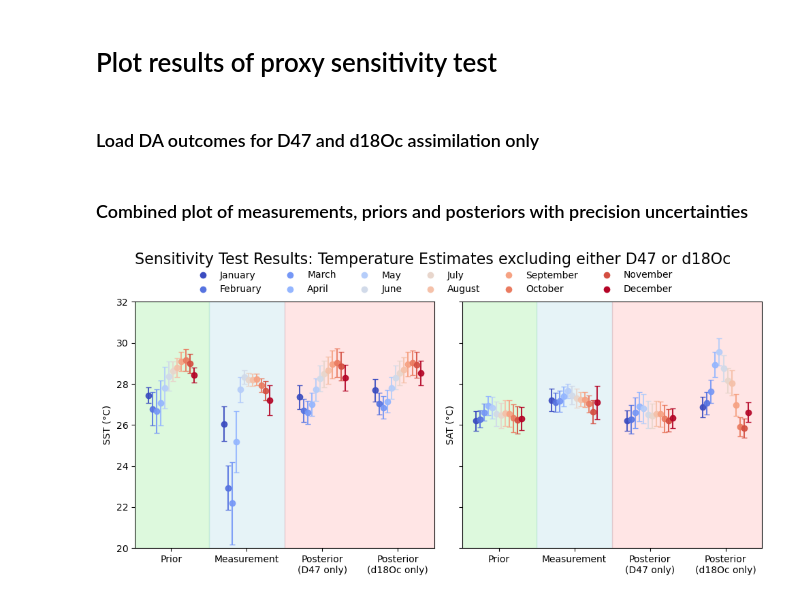
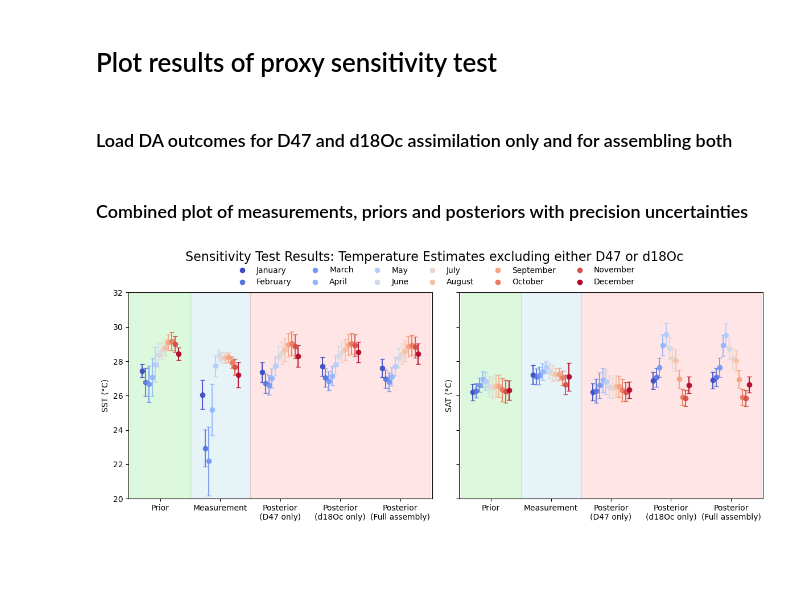
Before and after one commit to nielsjdewinter/SeasonalDA_script, a Jupyter notebook: Seasonal_DA_Modern_Panama_SST_SAT_SSS_precip_D47_d18Oc_only_plot.ipynb, the cells around one changed output. Cells and saved outputs as stored; diff of their text form; code cells hidden in the pictures; blank space fills up the shorter version.

Commit message:
Processed data assimilation leaving out varaibles Produced new plots

```diff
--- a/Seasonal_DA_Modern_Panama_SST_SAT_SSS_precip_D47_d18Oc_only_plot.ipynb
+++ b/Seasonal_DA_Modern_Panama_SST_SAT_SSS_precip_D47_d18Oc_only_plot.ipynb
@@ -8,16 +8,18 @@ import matplotlib.pyplot as plt # The 'matplotlib' package contains tools needed
 from matplotlib.lines import Line2D
 from matplotlib.patches import Rectangle # The 'Rectangle' function is used to add rectangles to our plots
 # %% [markdown]
-### Load DA outcomes for D47 and d18Oc assimilation only
+### Load DA outcomes for D47 and d18Oc assimilation only and for assembling both
 # %%
 D47_only_outcomes = pd.read_csv("Sensitivity_D47_d18Oc_only/D47_only_outcomes.csv")
 d18Oc_only_outcomes = pd.read_csv("Sensitivity_D47_d18Oc_only/d18Oc_only_outcomes.csv")
+full_assembly_outcomes = pd.read_csv("Sensitivity_SSS_SST_measurements_as_priors/Model_priors_outcomes.csv")
 
-# COmbine outcomes
+# Combine outcomes
 Combined_outcomes = pd.concat(
     [
         D47_only_outcomes.assign(source="D47 only"),
         d18Oc_only_outcomes.assign(source="d18Oc only"),
+        full_assembly_outcomes.assign(source="Full assembly")
     ],
     ignore_index=True,
 )
@@ -31,7 +33,9 @@ SST_outcomes = {
     'SST_mu_post_D47_only': D47_only_outcomes["mu_post_SST"],
     'SST_std_post_D47_only': D47_only_outcomes["std_post_SST"],
     'SST_mu_post_d18Oc_only': d18Oc_only_outcomes["mu_post_SST"],
-    'SST_std_post_d18Oc_only': d18Oc_only_outcomes["std_post_SST"]
+    'SST_std_post_d18Oc_only': d18Oc_only_outcomes["std_post_SST"],
+    'SST_mu_post_full_assembly': full_assembly_outcomes["mu_post_SST"],
+    'SST_std_post_full_assembly': full_assembly_outcomes["std_post_SST"]
 }
 
 # Create SAT dataframe for plotting
@@ -43,7 +47,9 @@ SAT_outcomes = {
     'SAT_mu_post_D47_only': D47_only_outcomes["mu_post_SAT"],
     'SAT_std_post_D47_only': D47_only_outcomes["std_post_SAT"],
     'SAT_mu_post_d18Oc_only': d18Oc_only_outcomes["mu_post_SAT"],
-    'SAT_std_post_d18Oc_only': d18Oc_only_outcomes["std_post_SAT"]
+    'SAT_std_post_d18Oc_only': d18Oc_only_outcomes["std_post_SAT"],
+    'SAT_mu_post_full_assembly': full_assembly_outcomes["mu_post_SAT"],
+    'SAT_std_post_full_assembly': full_assembly_outcomes["std_post_SAT"]
 }
 
 # Create the Pandas DataFrames
@@ -52,19 +58,19 @@ SAT_outcomes_df = pd.DataFrame(SAT_outcomes)
 # %% [markdown]
 ### Combined plot of measurements, priors and posteriors with precision uncertainties
 # %%
-fig, (ax1, ax3) = plt.subplots(1, 2, figsize=(10, 5), sharey=True)
+fig, (ax1, ax3) = plt.subplots(1, 2, figsize=(12, 5), sharey=True)
 fig.subplots_adjust(hspace=0.3)
 
 # Columns to plot (mu + corresponding std) and nicer xlabels
-mu_cols_sst = ["SST_mu_prior", "SST_mu_measurement", "SST_mu_post_D47_only", "SST_mu_post_d18Oc_only"]
-std_cols_sst = ["SST_std_prior", "SST_std_measurement", "SST_std_post_D47_only", "SST_std_post_d18Oc_only"]
-mu_cols_sat = ["SAT_mu_prior", "SAT_mu_measurement", "SAT_mu_post_D47_only", "SAT_mu_post_d18Oc_only"]
-std_cols_sat = ["SAT_std_prior", "SAT_std_measurement", "SAT_std_post_D47_only", "SAT_std_post_d18Oc_only"]
+mu_cols_sst = ["SST_mu_prior", "SST_mu_measurement", "SST_mu_post_D47_only", "SST_mu_post_d18Oc_only", "SST_mu_post_full_assembly"]
+std_cols_sst = ["SST_std_prior", "SST_std_measurement", "SST_std_post_D47_only", "SST_std_post_d18Oc_only", "SST_std_post_full_assembly"]
+mu_cols_sat = ["SAT_mu_prior", "SAT_mu_measurement", "SAT_mu_post_D47_only", "SAT_mu_post_d18Oc_only", "SAT_mu_post_full_assembly"]
+std_cols_sat = ["SAT_std_prior", "SAT_std_measurement", "SAT_std_post_D47_only", "SAT_std_post_d18Oc_only", "SAT_std_post_full_assembly"]
 
 # Horizontal axis layout prep
 x = np.arange(len(mu_cols_sst))
 x_offsets = np.linspace(-0.3, 0.3, len(SST_outcomes_df.index))
-xlabels = ["Prior", "Measurement", "Posterior\n(D47 only)", "Posterior\n(d18Oc only)"]
+xlabels = ["Prior", "Measurement", "Posterior\n(D47 only)", "Posterior\n(d18Oc only)", "Posterior\n(Full assembly)"]
 
 # colour map for test cases (rows)
 months = ["January", "February", "March", "April", "May", "June", "July", "August", "September", "October", "November", "December"]
@@ -108,7 +114,7 @@ ax1.add_patch(
 ax1.add_patch(
     Rectangle(
         (1.5, ax1.get_ylim()[0]),  # (x,y)
-        2,         # width
+        3,         # width
         ax1.get_ylim()[1] - ax1.get_ylim()[0],  # height
         color='red',
         alpha=0.1,
@@ -139,32 +145,32 @@ ax3.add_patch(
     Rectangle(
         (0.5, ax3.get_ylim()[0]),  # (x,y)
         1,                          # width
         ax3.get_ylim()[1] - ax3.get_ylim()[0],  # height
         color='lightblue',
         alpha=0.3,
     )
 )
 # Add light red rectangle to highlight posteriors
 ax3.add_patch(
     Rectangle(
         (1.5, ax3.get_ylim()[0]),  # (x,y)
-        2,         # width
+        3,         # width
         ax3.get_ylim()[1] - ax3.get_ylim()[0],  # height
         color='red',
         alpha=0.1,
     )
 )
 ax3.set_xticks(x)
 ax3.set_xticklabels(xlabels)
 ax3.set_ylabel("SAT (°C)")
 
 # build shared legend (ordered according to legend_labels)
 proxy_handles = [Line2D([0], [0], marker='o', color='w', markerfacecolor=colors[i], markersize=8, linestyle='')
                  for i in range(len(legend_labels))]
 fig.legend(proxy_handles, legend_labels, loc="upper center", bbox_to_anchor=(0.5, 0.95), ncol=6, frameon=False)
 
 plt.suptitle('Sensitivity Test Results: Temperature Estimates excluding either D47 or d18Oc', fontsize=16)
 plt.tight_layout(rect=[0, 0, 1, 0.95])
 plt.show()
 # %% [output]
-[figure, old version]
+[figure, new version]
```
Also changed, not shown: 15 other files.
